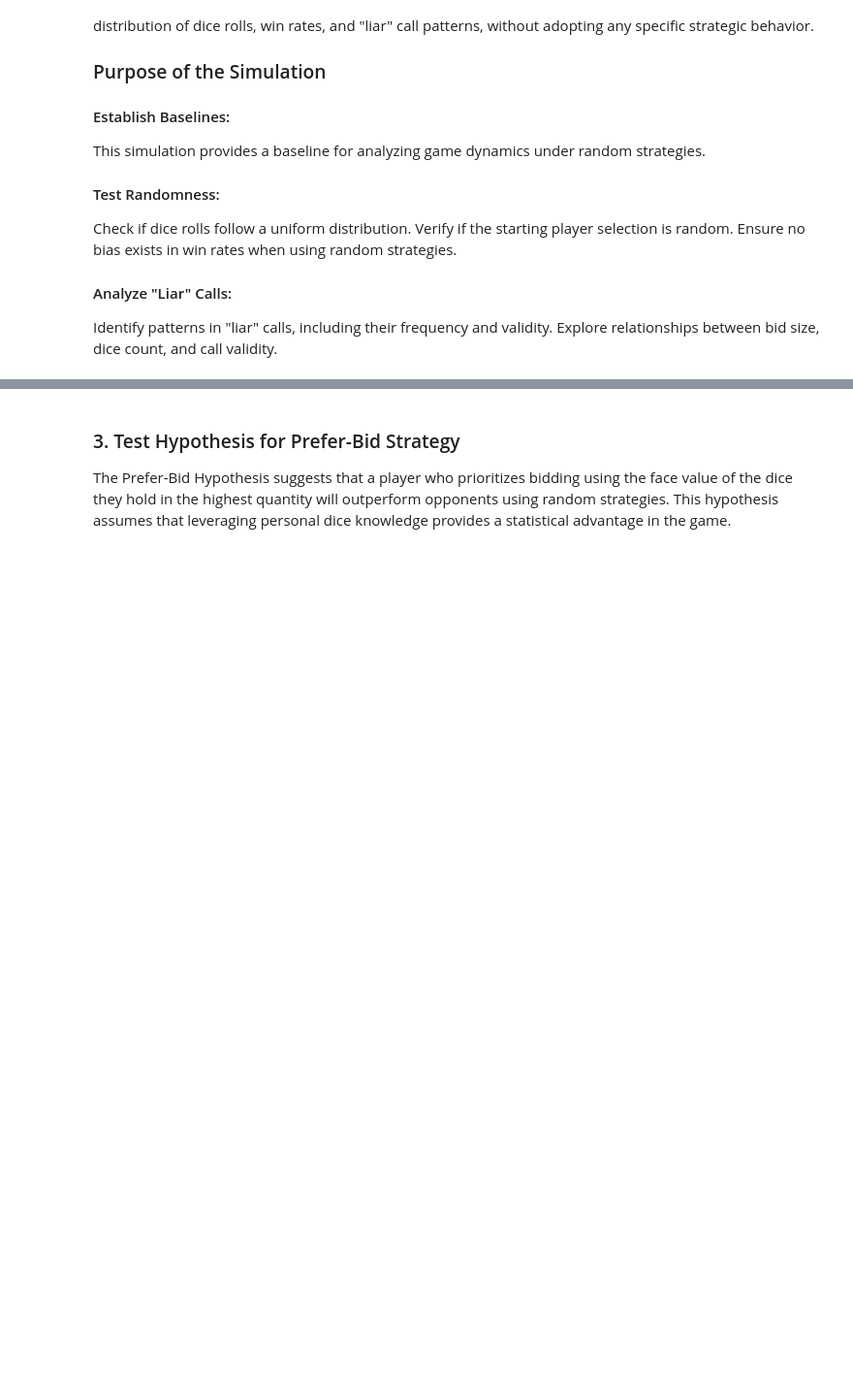
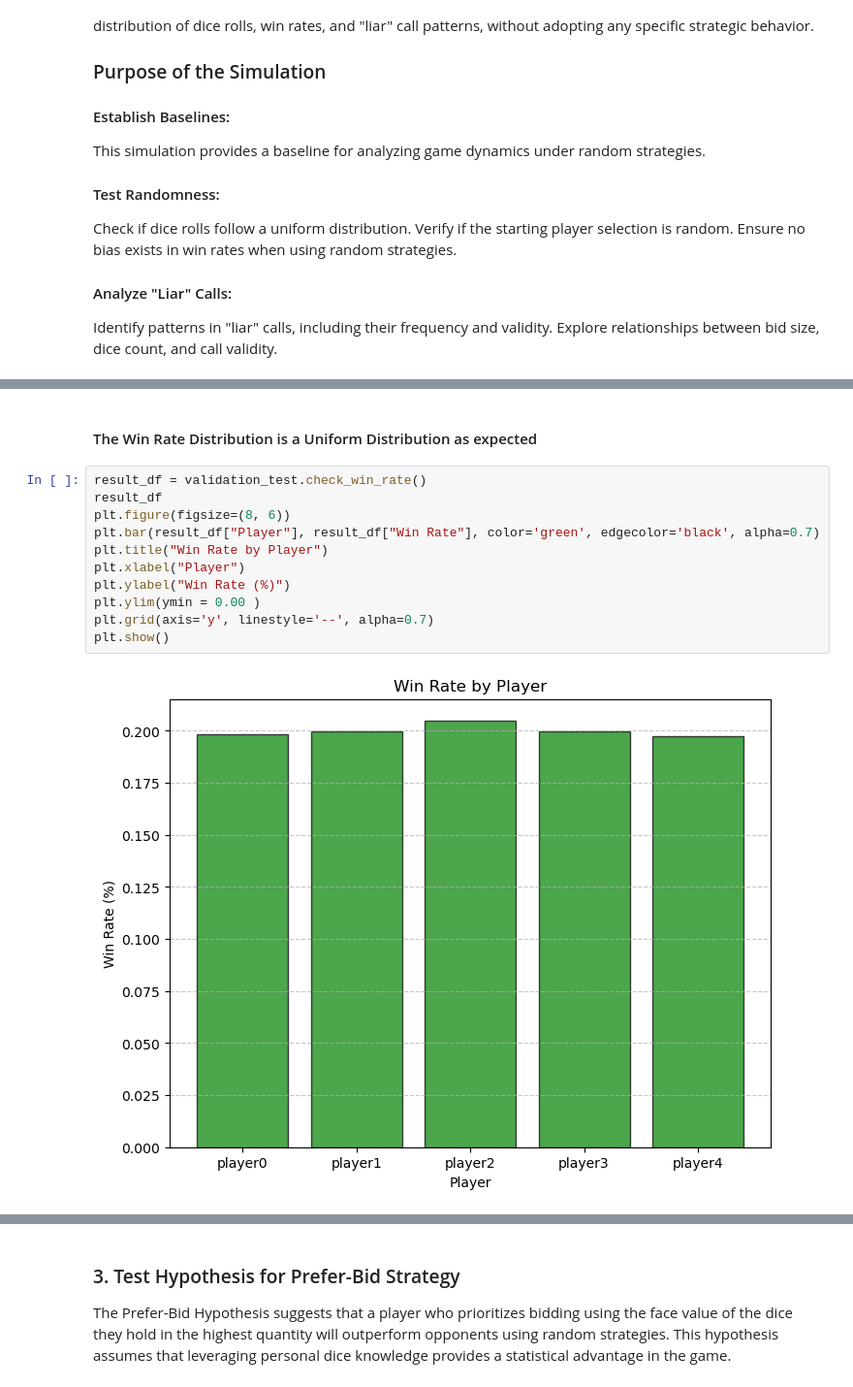
Before and after one commit to iSchool-597PR/2024Fall_projects, a Jupyter notebook: Validation.ipynb, the cells around one changed output, grey strips where cells are left out. Shown at 97% size. Cells and saved outputs as stored; diff of their text form; blank space fills up the shorter version.

```diff
--- a/Validation.ipynb
+++ b/Validation.ipynb
@@ -396,0 +116,15 @@ valid_call_rate
+# %% [markdown]
+#### The Win Rate Distribution  is  a Uniform Distribution as expected
+# %%
+result_df = validation_test.check_win_rate()
+result_df
+plt.figure(figsize=(8, 6))
+plt.bar(result_df["Player"], result_df["Win Rate"], color='green', edgecolor='black', alpha=0.7)
+plt.title("Win Rate by Player")
+plt.xlabel("Player")
+plt.ylabel("Win Rate (%)")
+plt.ylim(ymin = 0.00 )
+plt.grid(axis='y', linestyle='--', alpha=0.7)
+plt.show()
+# %% [output]
+[figure, added]
```
Also changed, not shown: parts of 63 cells of this notebook, 1 other file.
